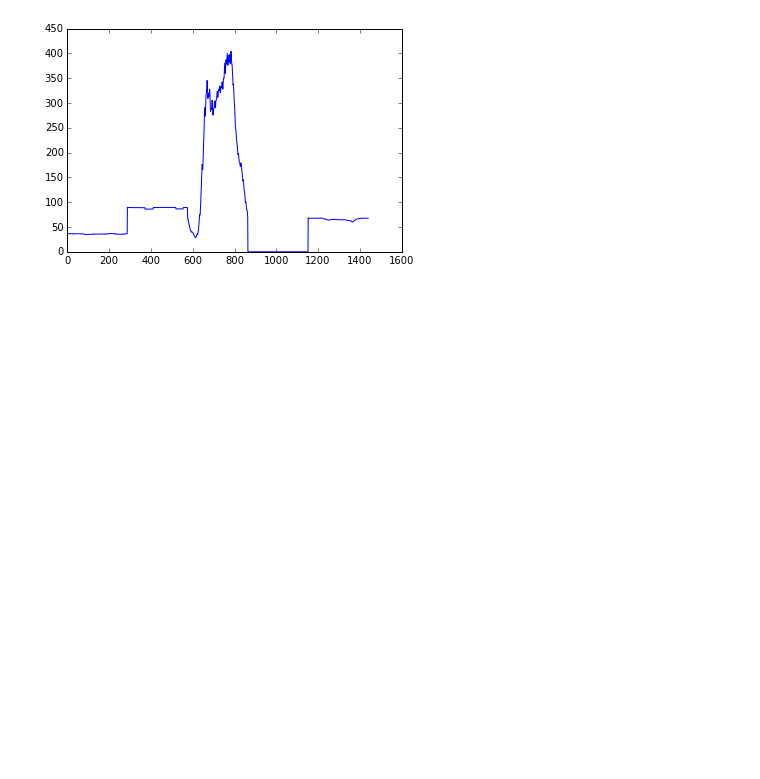
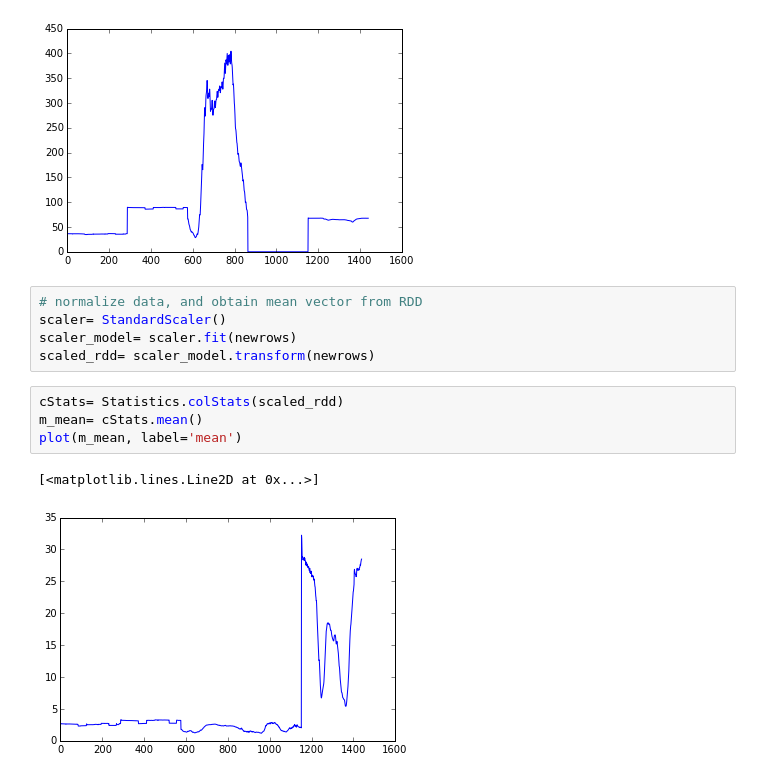
Before and after one commit to conwaywong/dse_capstone, a Jupyter notebook: ml/notebooks/SparkMlib-PCA.ipynb, the cells around one changed output. Cells and saved outputs as stored; diff of their text form; blank space fills up the shorter version.

Commit message:
adding standard scaler

```diff
--- a/ml/notebooks/SparkMlib-PCA.ipynb
+++ b/ml/notebooks/SparkMlib-PCA.ipynb
@@ -181,3 +182,15 @@ plot(m_mean, label='mean')
 # %% [output]
 [<matplotlib.lines.Line2D at 0x...>]
 [figure]
+# %%
+# normalize data, and obtain mean vector from RDD
+scaler= StandardScaler()
+scaler_model= scaler.fit(newrows)
+scaled_rdd= scaler_model.transform(newrows)
+# %%
+cStats= Statistics.colStats(scaled_rdd)
+m_mean= cStats.mean()
+plot(m_mean, label='mean')
+# %% [output]
+[<matplotlib.lines.Line2D at 0x...>]
+[figure, added]
```
Also changed, not shown: parts of 1 cell of this notebook.
